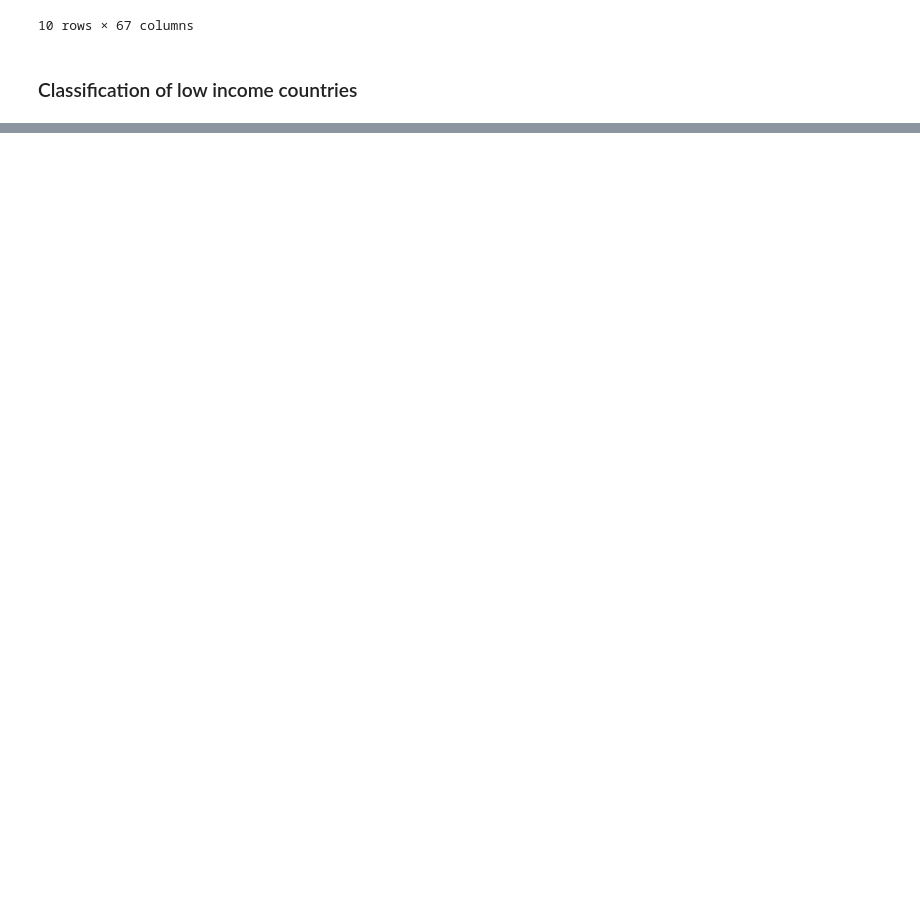
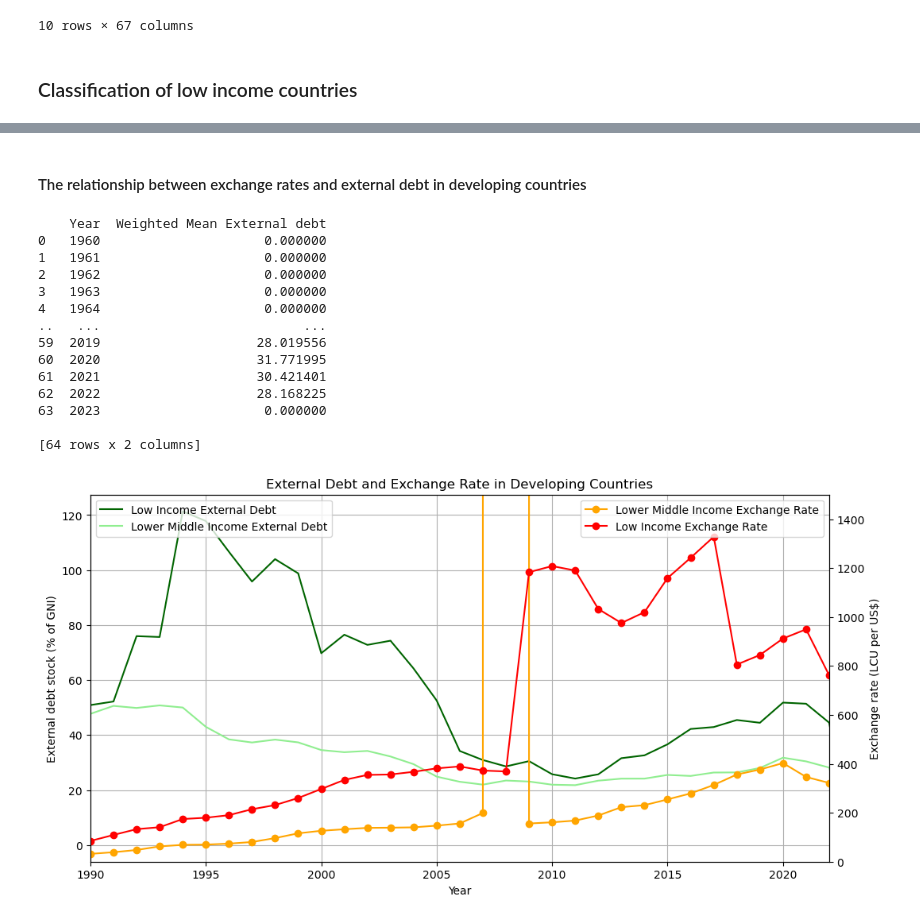
Before and after one commit to maude04/pp4rs_project, a Jupyter notebook: src/project_programming.ipynb, the cells around one changed output, grey strips where cells are left out. Saved outputs shown, nothing was run; the diff lists cells and outputs as text; code cells hidden in the pictures; blank space fills up the shorter version.

```diff
--- a/src/project_programming.ipynb
+++ b/src/project_programming.ipynb
@@ -194,0 +323,73 @@ low_inc_2024 = ["Afghanistan", "Burkina Faso", "Burundi", "Central African Repub
+# %% [markdown]
+#### The relationship between exchange rates and external debt in developing countries
+# %%
+# plot the currencies of low income countries as well as of lower middle income countries and their external debt
+
+# Filter the data_FRED_WB_long DataFrame to include only rows where the "Income group" column is equal to "Low income" or "Lower middle income" and the "Series Name" column is equal to "External debt stock (% of GNI)"
+df_low_income_debt = data_FRED_WB_long[(data_FRED_WB_long['Income group'] == 'Low income') & (data_FRED_WB_long['Series Name'] == 'External debt stocks (% of GNI)')]
+df_lower_middle_income_debt = data_FRED_WB_long[(data_FRED_WB_long['Income group'] == 'Lower middle income') & (data_FRED_WB_long['Series Name'] == 'External debt stocks (% of GNI)')]
+
+# Merge df_low_income_debt and df_low_income_pop DataFrames as well as df_lower_middle_income_debt and df_lower_middle_income_pop DataFrames
+df_low_income_debt_pop = pd.merge(df_low_income_debt, df_low_income_pop, on=['Country Name', 'Country Code', 'Year', 'Region', 'Income group'], how='inner')
+df_low_income_debt_pop.drop(columns=['Series Name_x', 'Series Name_y'], inplace=True)
+df_low_income_debt_pop.rename(columns={'Value_x': 'External debt stocks (% of GNI)', 'Value_y': 'Population'}, inplace=True)
+
+df_lower_middle_income_debt_pop = pd.merge(df_lower_middle_income_debt, df_lower_middle_income_pop, on=['Country Name', 'Country Code', 'Year', 'Region', 'Income group'], how='inner')
+df_lower_middle_income_debt_pop.drop(columns=['Series Name_x', 'Series Name_y'], inplace=True)
+df_lower_middle_income_debt_pop.rename(columns={'Value_x': 'External debt stocks (% of GNI)', 'Value_y': 'Population'}, inplace=True)
+
+# Convert the "External debt" and "Population" columns to numeric, coercing errors to NaN
+df_low_income_debt_pop['External debt stocks (% of GNI)'] = pd.to_numeric(df_low_income_debt_pop['External debt stocks (% of GNI)'], errors='coerce')
+df_low_income_debt_pop['Population'] = pd.to_numeric(df_low_income_debt_pop['Population'], errors='coerce')
+
+df_lower_middle_income_debt_pop['External debt stocks (% of GNI)'] = pd.to_numeric(df_lower_middle_income_debt_pop['External debt stocks (% of GNI)'], errors='coerce')
+df_lower_middle_income_debt_pop['Population'] = pd.to_numeric(df_lower_middle_income_debt_pop['Population'], errors='coerce')
+
+# Define a function to compute the weighted mean
+def weighted_mean(x):
+    return (x['External debt stocks (% of GNI)'] * x['Population']).sum() / x['Population'].sum()
+
+# Aggregate the data by year and compute the weighted mean exchange rate for each year
+df_low_income_debt_agg = df_low_income_debt_pop.groupby('Year').apply(weighted_mean).reset_index(name='Weighted Mean External debt')
+df_lower_middle_income_debt_agg = df_lower_middle_income_debt_pop.groupby('Year').apply(weighted_mean).reset_index(name='Weighted Mean External debt')
+
+print(df_lower_middle_income_debt_agg.head(65))
+# Plot the external debt and weighted mean exchange rate over time
+fig, ax1 = plt.subplots(figsize=(12, 6))
+
+# Plot the external debt on the first y-axis
+ax1.plot(df_low_income_debt_agg['Year'], df_low_income_debt_agg['Weighted Mean External debt'], color='darkgreen', label='Low Income External Debt')
+ax1.plot(df_lower_middle_income_debt_agg['Year'], df_lower_middle_income_debt_agg['Weighted Mean External debt'], color='lightgreen', label='Lower Middle Income External Debt')
+ax1.set_xlabel('Year')
+ax1.set_ylabel('External debt stock (% of GNI)')
+ax1.set_title('External Debt and Exchange Rate in Developing Countries')
+ax1.grid()
+ax1.legend(loc='upper left')
+ax1.set_xlim(1990, 2023)  # Set x-axis limits because exchange rate too constant before 1990
+
+# Create a second y-axis for the exchange rates
+ax2 = ax1.twinx()
+ax2.plot(df_lower_middle_income_cur_agg['Year'], df_lower_middle_income_cur_agg['Weighted Mean Exchange Rate'], marker='o', color='orange', label='Lower Middle Income Exchange Rate')
+ax2.plot(df_low_income_cur_agg['Year'], df_low_income_cur_agg['Weighted Mean Exchange Rate'], marker='o', color='red', label='Low Income Exchange Rate')
+ax2.set_ylabel('Exchange rate (LCU per US$)')
+ax2.set_ylim(0, 1500)  # 2008 is an outlier for lower middle income countries because of Zimbabwe
+ax2.legend(loc='upper right')
+ax2.set_xlim(1990, 2022)  # Set x-axis limits
+
+plt.show()
+# %% [output]
+    Year  Weighted Mean External debt
+0   1960                     0.000000
+1   1961                     0.000000
+2   1962                     0.000000
+3   1963                     0.000000
+4   1964                     0.000000
+..   ...                          ...
+59  2019                    28.019556
+60  2020                    31.771995
+61  2021                    30.421401
+62  2022                    28.168225
+63  2023                     0.000000
+
+[64 rows x 2 columns]
+[figure, added]
```
Also changed, not shown: parts of 10 cells of this notebook.
